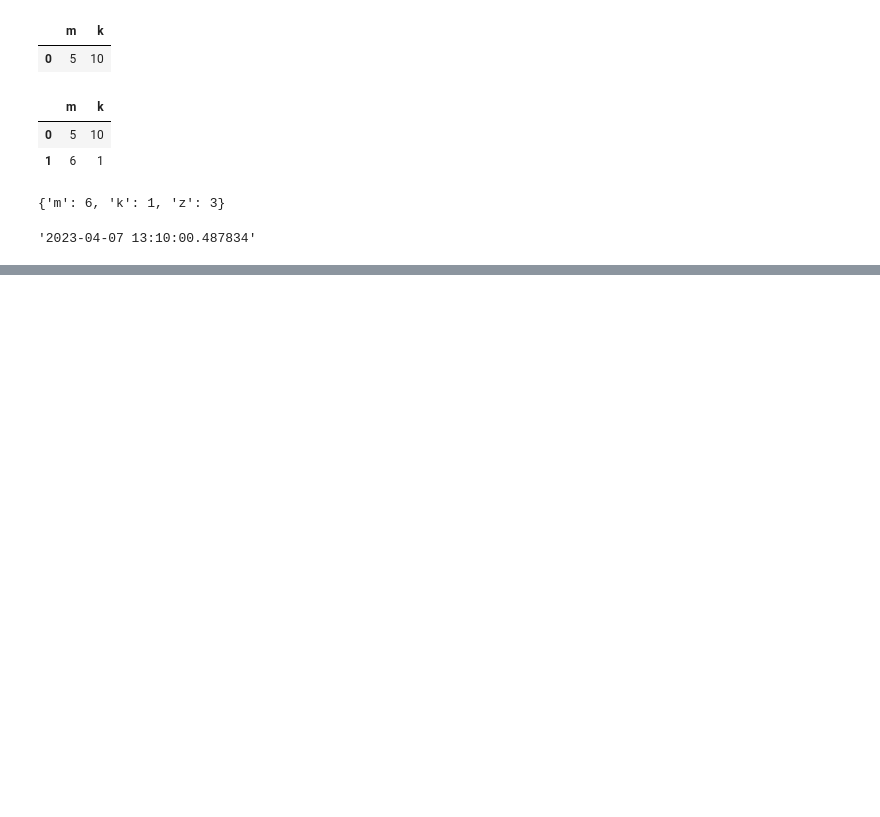
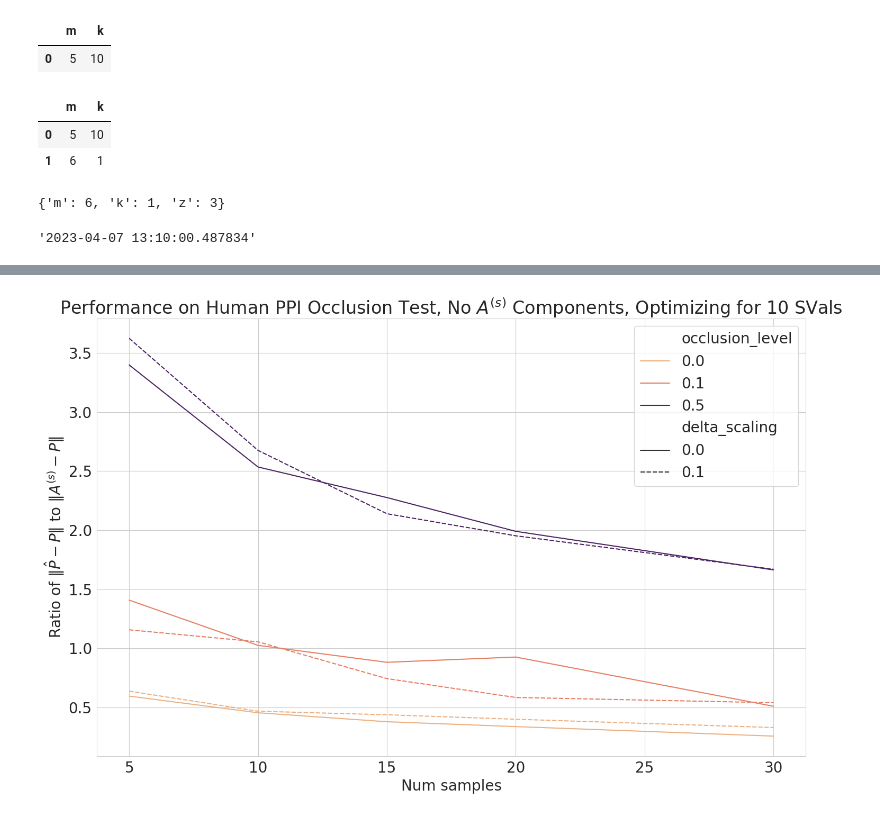
Before and after one commit to akhiljalan/cellag-misc, a Jupyter notebook: ppi-2-faster-iter.ipynb, the cells around one changed output, grey strips where cells are left out. Saved outputs shown, nothing was run; the diff lists cells and outputs as text; code cells hidden in the pictures; blank space fills up the shorter version.

```diff
--- a/ppi-2-faster-iter.ipynb
+++ b/ppi-2-faster-iter.ipynb
@@ -1095,0 +1120,4 @@ str(datetime.now())
+# %%
+human_ppi_df['val_diff_max_sv'] = human_ppi_df['validation_diff_svals'].map(lambda x: max(x))
+# %%
+human_ppi_df['true_diff_max_sv'] = human_ppi_df['true_diff_svals'].map(lambda x: max(x))
@@ -1095,0 +1144,16 @@ str(datetime.now())
+# %%
+human_ppi_df['val_diff_max_sv_normalized'] = np.divide(human_ppi_df['val_diff_max_sv'], human_ppi_df['l2_diff_val_gt'])
+# %%
+human_ppi_df['true_diff_max_sv_normalized'] = np.divide(human_ppi_df['true_diff_max_sv'], human_ppi_df['l2_diff_val_gt'])
+# %%
+sns.lineplot(x = 'm', y ='true_diff_max_sv_normalized', data=human_ppi_df, hue='occlusion_level', style='delta_scaling',
+             palette="flare")
+plt.legend(bbox_to_anchor=(1, 1))
+# plt.yscale('log')
+plt.title('Performance on Human PPI Occlusion Test, No $A^{(s)}$ Components, Optimizing for 10 SVals')
+plt.xlabel('Num samples')
+plt.ylabel('Ratio of $\| \hat P - P \|$ to $\| A^{(s)} - P \|$')
+plt.tight_layout()
+plt.savefig('figs/ppi-occlusion-tests/bfgs_results_many_runs.png', dpi=500.0)
+# %% [output]
+[figure, added]
```
Also changed, not shown: parts of 14 cells of this notebook, 7 other files.
